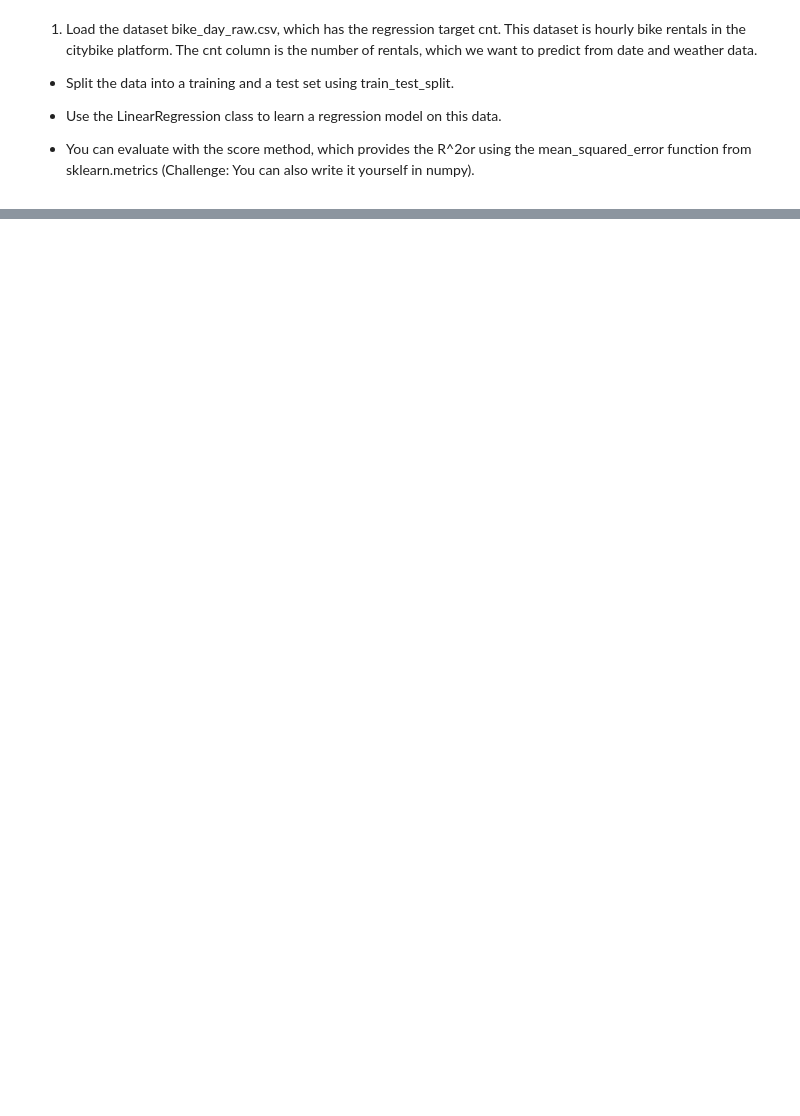
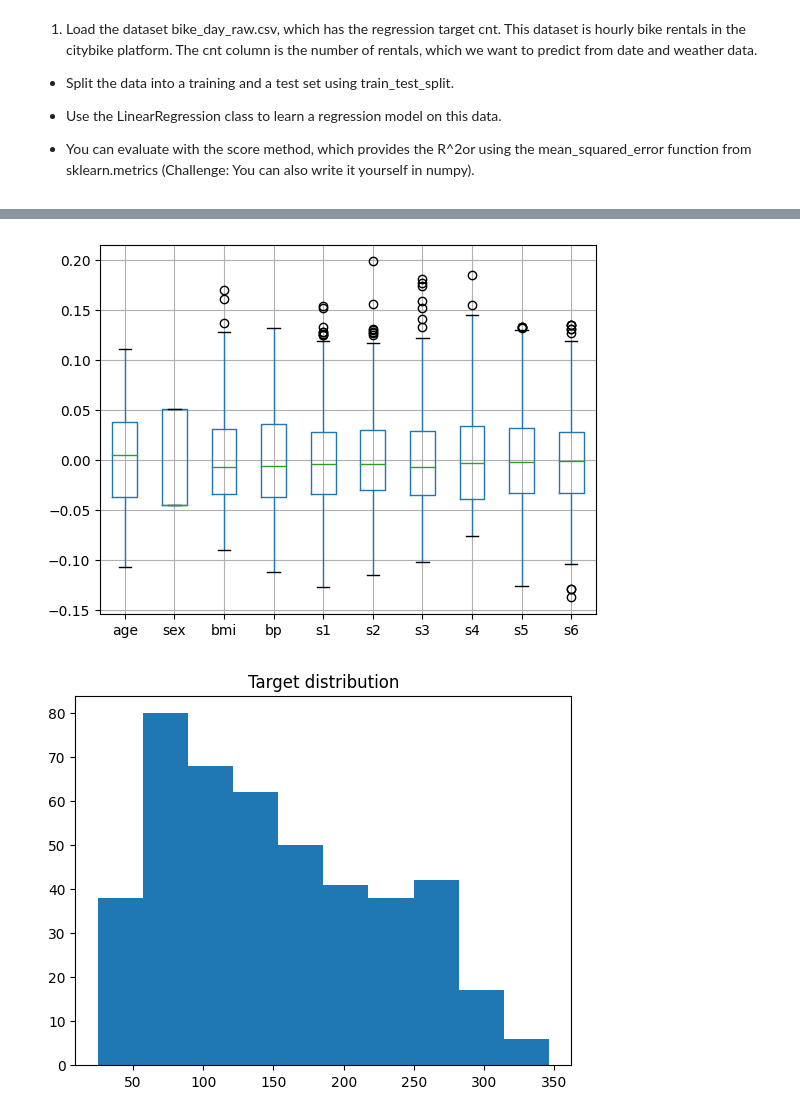
Before and after one commit to arifaygun/Magnimind-ML, a Jupyter notebook: AA_3_06_Lab2St.ipynb, the cells around one changed output, grey strips where cells are left out. Drawn from its saved outputs; the diff is of its cells as text; code cells hidden in the pictures; blank space fills up the shorter version.

```diff
--- a/AA_3_06_Lab2St.ipynb
+++ b/AA_3_06_Lab2St.ipynb
@@ -25,0 +328,23 @@
+# %%
+from sklearn.linear_model import Lasso, Ridge, LinearRegression
+from sklearn.model_selection import train_test_split, cross_val_score
+from sklearn.datasets import load_diabetes
+import pandas as pd
+import numpy as np
+import matplotlib.pyplot as plt
+
+diabetes = load_diabetes()
+
+# create dataframe for easy boxplot
+df = pd.DataFrame(diabetes.data, columns=diabetes.feature_names)
+df.boxplot()
+
+plt.figure()
+plt.title("Target distribution")
+plt.hist(diabetes.target, bins="auto")
+
+X_train, X_test, y_train, y_test = train_test_split(diabetes.data,
+                                                    diabetes.target)
+# %% [output]
+[figure, added]
+[figure, added]
```
Also changed, not shown: parts of 46 cells of this notebook.
